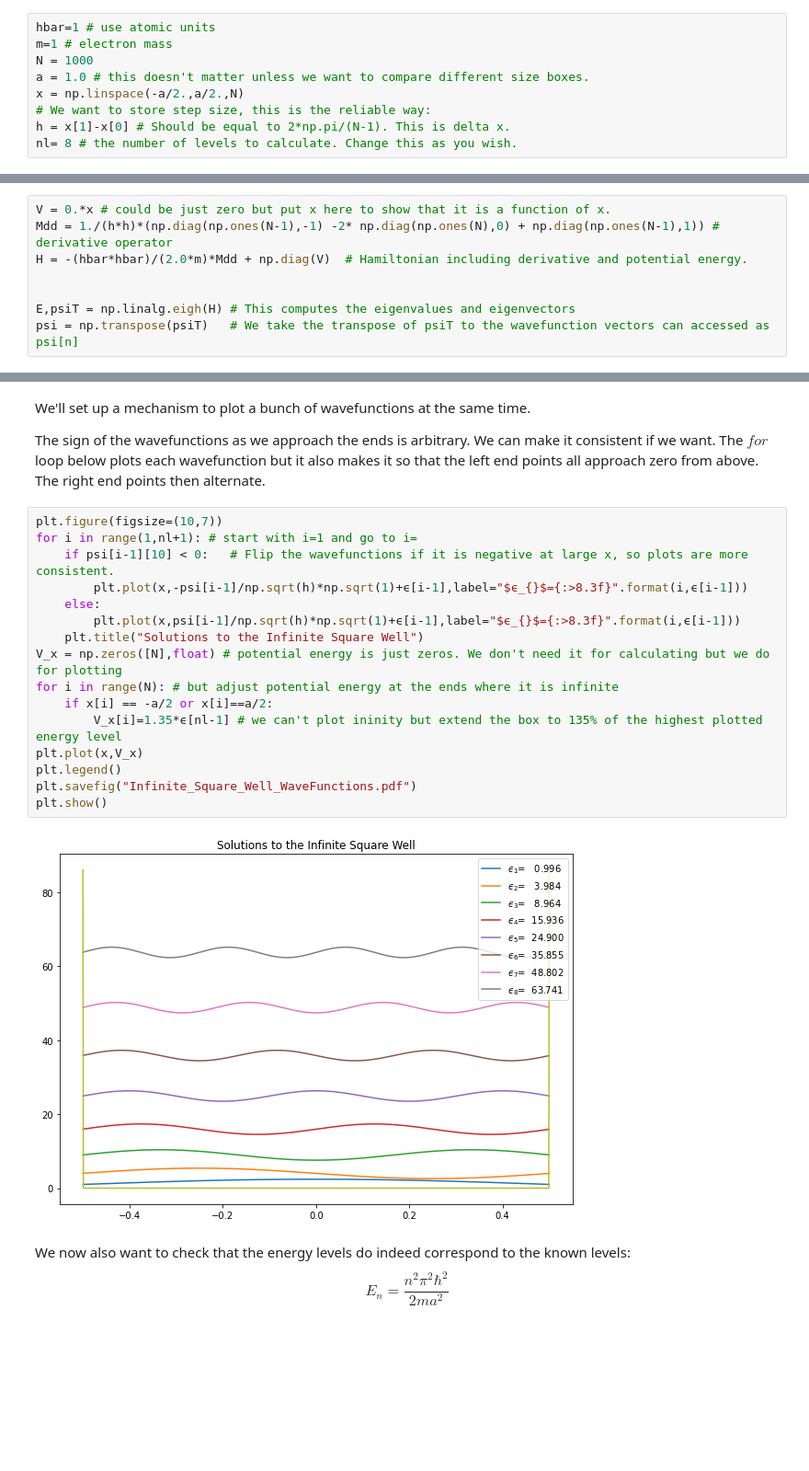
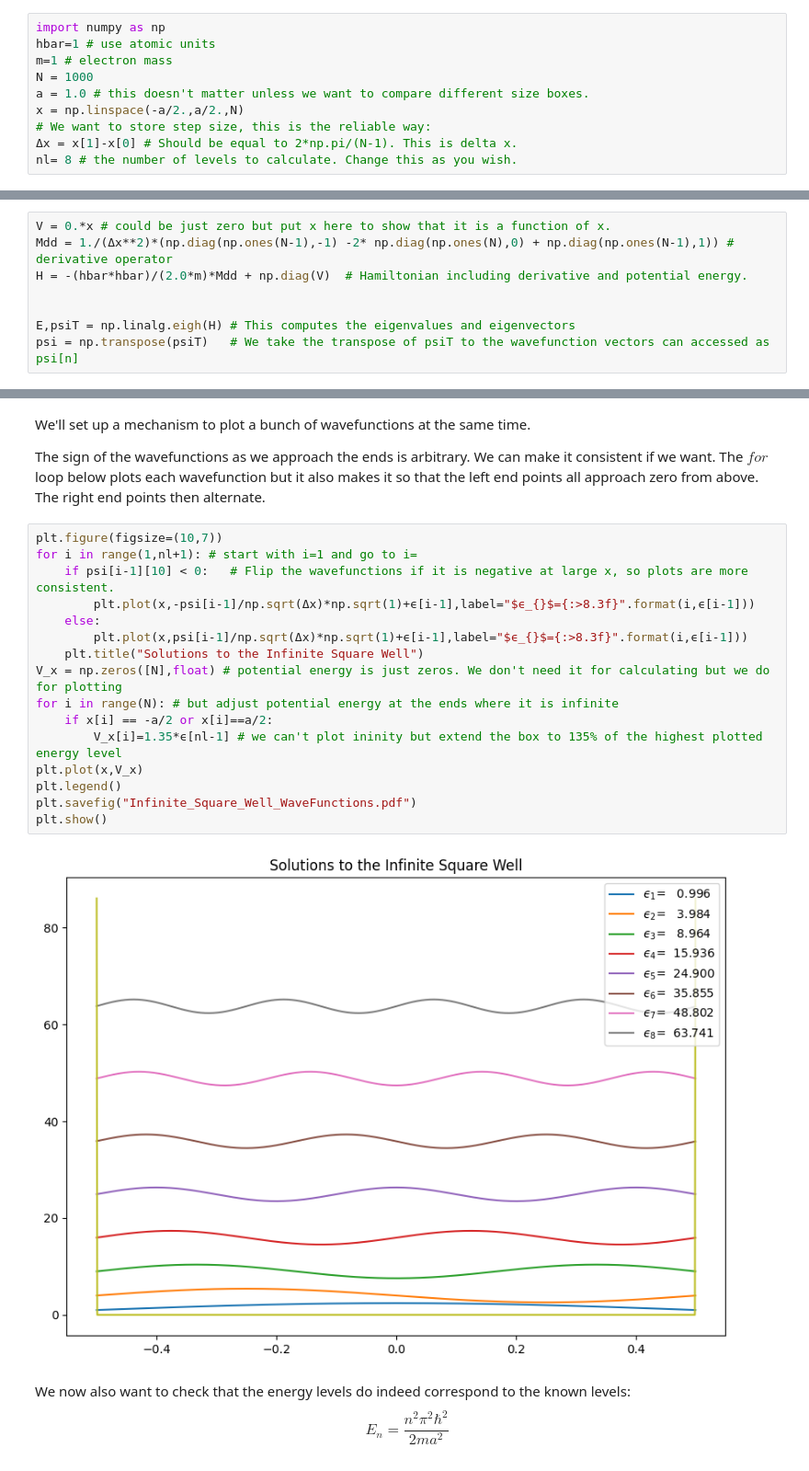
Before and after one commit to davis689/binder, a Jupyter notebook: CHEM461/Solving_the_Schrodinger_Equation_Numerically_2.ipynb, the cells around one changed output, grey strips where cells are left out. Shown: that part at 92% size. Cells and saved outputs as stored; diff of their text form; blank space fills up the shorter version.

```diff
--- a/CHEM461/Solving_the_Schrodinger_Equation_Numerically_2.ipynb
+++ b/CHEM461/Solving_the_Schrodinger_Equation_Numerically_2.ipynb
@@ -180,19 +181,20 @@ We compute this in the next box. I create $x_{full}$ as the full x-axis from $-a
 
 Note I again import everything and setup all the definitions, so this block is stand-alone, and can be copy-pasted into another notebook. Here we set up constants and import the library needed for dealing with linear algebra.
 # %%
+import numpy as np
 hbar=1 # use atomic units
 m=1 # electron mass
 N = 1000
 a = 1.0 # this doesn't matter unless we want to compare different size boxes.
 x = np.linspace(-a/2.,a/2.,N)
 # We want to store step size, this is the reliable way:
-h = x[1]-x[0] # Should be equal to 2*np.pi/(N-1). This is delta x.
+Δx = x[1]-x[0] # Should be equal to 2*np.pi/(N-1). This is delta x.
 nl= 8 # the number of levels to calculate. Change this as you wish.
 # %% [markdown]
 Now we set up the potential energy, the second derivative operator, and the Hamiltonian. Then extract the eigenvalues and eigenfunctions.
 # %%
 V = 0.*x # could be just zero but put x here to show that it is a function of x.
-Mdd = 1./(h*h)*(np.diag(np.ones(N-1),-1) -2* np.diag(np.ones(N),0) + np.diag(np.ones(N-1),1)) # derivative operator
+Mdd = 1./(Δx**2)*(np.diag(np.ones(N-1),-1) -2* np.diag(np.ones(N),0) + np.diag(np.ones(N-1),1)) # derivative operator
 H = -(hbar*hbar)/(2.0*m)*Mdd + np.diag(V)  # Hamiltonian including derivative and potential energy.
 
 
@@ -259,21 +261,21 @@ The sign of the wavefunctions as we approach the ends is arbitrary. We can make
 # %%
 plt.figure(figsize=(10,7))
 for i in range(1,nl+1): # start with i=1 and go to i=
     if psi[i-1][10] < 0:   # Flip the wavefunctions if it is negative at large x, so plots are more consistent.
-        plt.plot(x,-psi[i-1]/np.sqrt(h)*np.sqrt(1)+ϵ[i-1],label="$ϵ_{}$={:>8.3f}".format(i,ϵ[i-1]))
+        plt.plot(x,-psi[i-1]/np.sqrt(Δx)*np.sqrt(1)+ϵ[i-1],label="$ϵ_{}$={:>8.3f}".format(i,ϵ[i-1]))
     else:
-        plt.plot(x,psi[i-1]/np.sqrt(h)*np.sqrt(1)+ϵ[i-1],label="$ϵ_{}$={:>8.3f}".format(i,ϵ[i-1]))
+        plt.plot(x,psi[i-1]/np.sqrt(Δx)*np.sqrt(1)+ϵ[i-1],label="$ϵ_{}$={:>8.3f}".format(i,ϵ[i-1]))
     plt.title("Solutions to the Infinite Square Well")
 V_x = np.zeros([N],float) # potential energy is just zeros. We don't need it for calculating but we do for plotting
 for i in range(N): # but adjust potential energy at the ends where it is infinite
     if x[i] == -a/2 or x[i]==a/2:
         V_x[i]=1.35*ϵ[nl-1] # we can't plot ininity but extend the box to 135% of the highest plotted energy level
 plt.plot(x,V_x)
 plt.legend()
 plt.savefig("Infinite_Square_Well_WaveFunctions.pdf")
 plt.show()
 # %% [output]
-[figure, old version]
+[figure, new version]
 # %% [markdown]
 We now also want to check that the energy levels do indeed correspond to the known levels:
 $$
```
Also changed, not shown: parts of 36 cells of this notebook.
